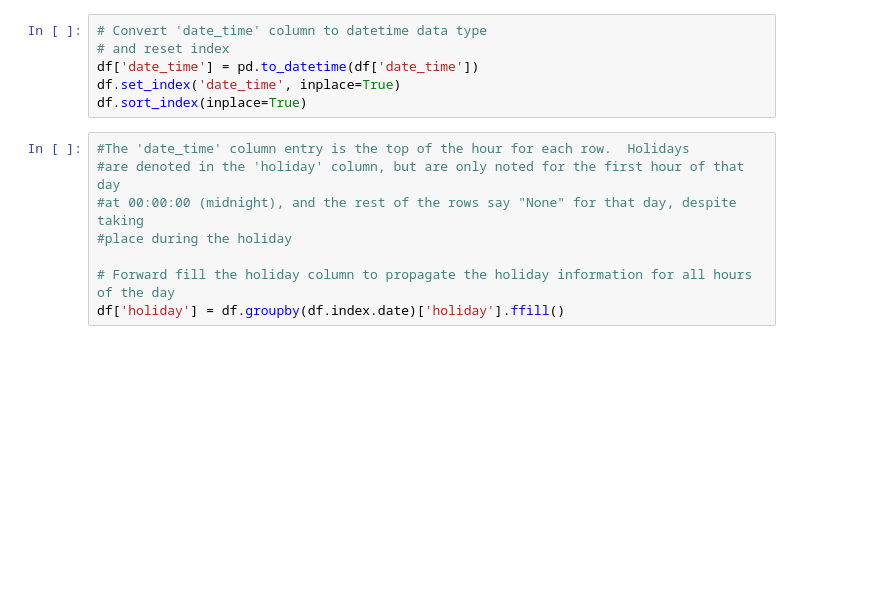
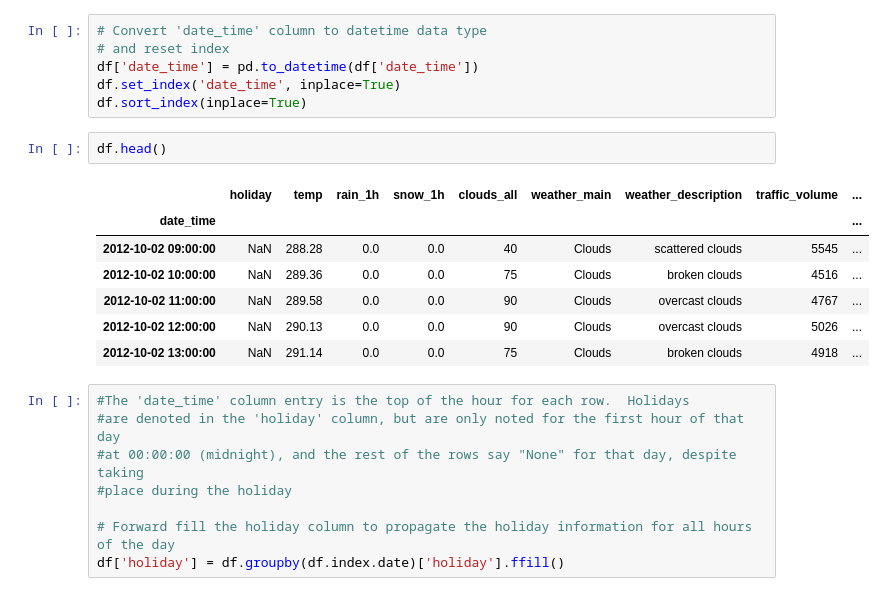
Before and after one commit to ajwilson79/traffic_volume_analysis, a Jupyter notebook: holiday_impact.ipynb, the cells around one changed output. Drawn from its saved outputs; the diff is of its cells as text; blank space fills up the shorter version.

```diff
--- a/holiday_impact.ipynb
+++ b/holiday_impact.ipynb
@@ -13,6 +13,16 @@ df = pd.read_csv(csv_path)
 df['date_time'] = pd.to_datetime(df['date_time'])
 df.set_index('date_time', inplace=True)
 df.sort_index(inplace=True)
+# %%
+df.head()
+# %% [output]
+|  | holiday | temp | rain_1h | snow_1h | clouds_all | weather_main | weather_description | traffic_volume | ... |
+| date_time |  |  |  |  |  |  |  |  | ... |
+| 2012-10-02 09:00:00 | NaN | 288.28 | 0.0 | 0.0 | 40 | Clouds | scattered clouds | 5545 | ... |
+| 2012-10-02 10:00:00 | NaN | 289.36 | 0.0 | 0.0 | 75 | Clouds | broken clouds | 4516 | ... |
+| 2012-10-02 11:00:00 | NaN | 289.58 | 0.0 | 0.0 | 90 | Clouds | overcast clouds | 4767 | ... |
+| 2012-10-02 12:00:00 | NaN | 290.13 | 0.0 | 0.0 | 90 | Clouds | overcast clouds | 5026 | ... |
+| 2012-10-02 13:00:00 | NaN | 291.14 | 0.0 | 0.0 | 75 | Clouds | broken clouds | 4918 | ... |
 # %%
 #The 'date_time' column entry is the top of the hour for each row.  Holidays
 #are denoted in the 'holiday' column, but are only noted for the first hour of that day
```
Also changed, not shown: parts of 1 cell of this notebook, 2 other files.
